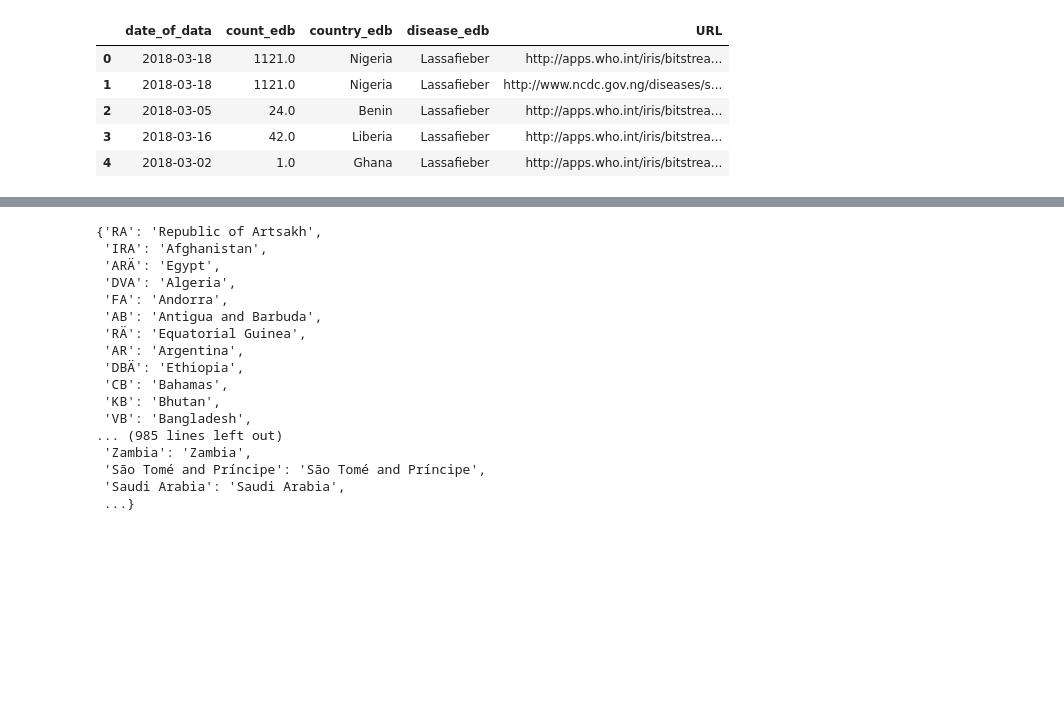
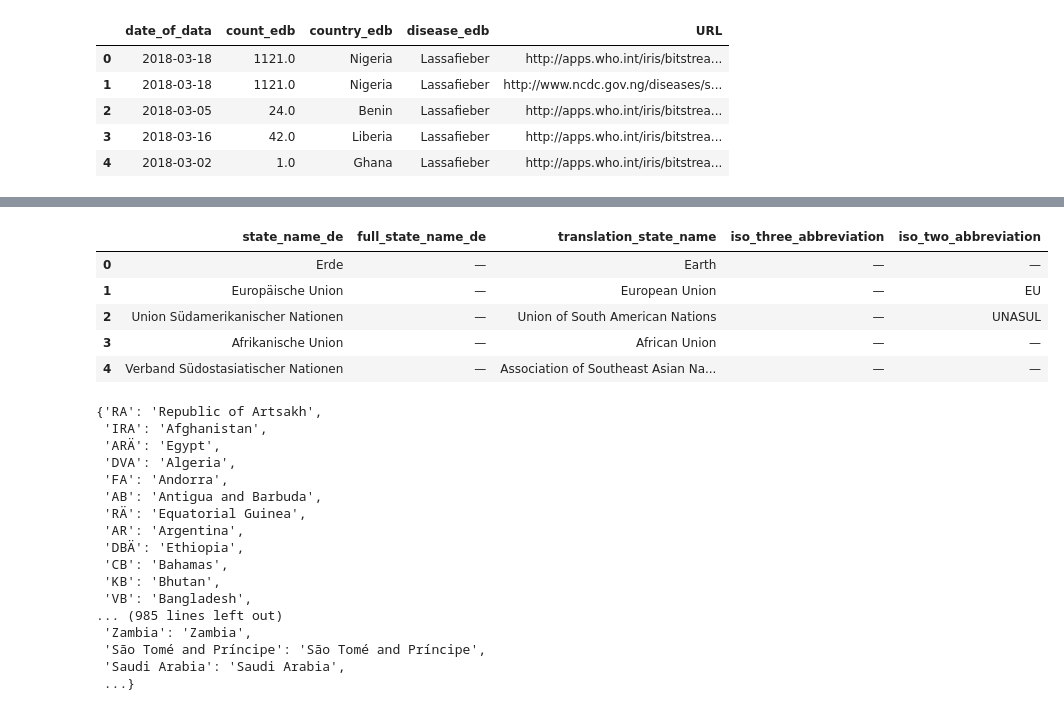
Before and after one commit to aauss/EventEpi, a Jupyter notebook: statistics.ipynb, the cells around one changed output, grey strips where cells are left out. Cells and saved outputs as stored; diff of their text form; code cells hidden in the pictures; blank space fills up the shorter version.

```diff
--- a/statistics.ipynb
+++ b/statistics.ipynb
@@ -151,3 +151,12 @@ RequestDiseaseNamesFromWikiData().data_output().head()
+# %%
+ScrapeCountryNamesFromWikipedia().data_output().head()
+# %% [output]
+|  | state_name_de | full_state_name_de | translation_state_name | iso_three_abbreviation | iso_two_abbreviation |
+| 0 | Erde | — | Earth | — | — |
+| 1 | Europäische Union | — | European Union | — | EU |
+| 2 | Union Südamerikanischer Nationen | — | Union of South American Nations | — | UNASUL |
+| 3 | Afrikanische Union | — | African Union | — | — |
+| 4 | Verband Südost­asiatischer Nationen | — | Association of Southeast Asian Na... | — | — |
 # %%
 CleanCountryLookUpAndAddAbbreviations().data_output()
 # %% [output]
```
Also changed, not shown: parts of 12 cells of this notebook.
